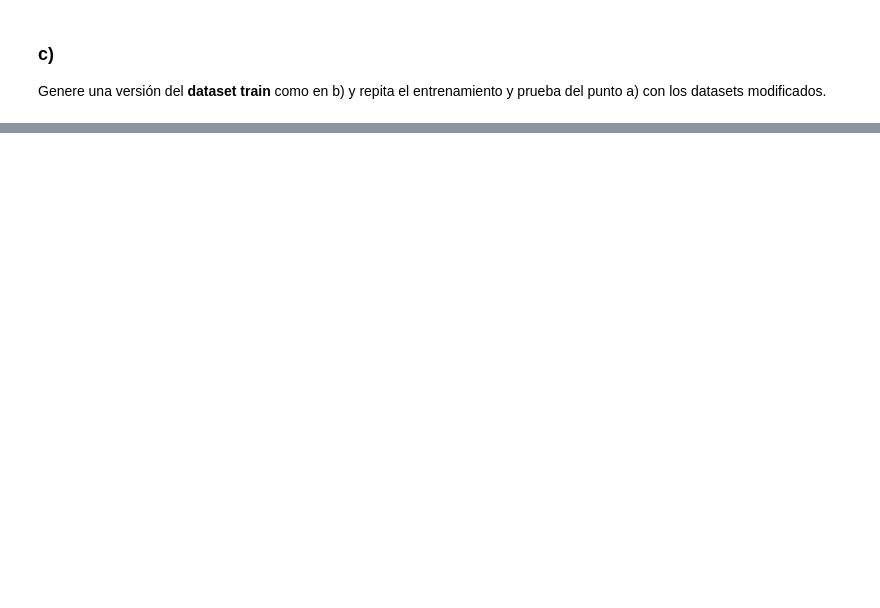
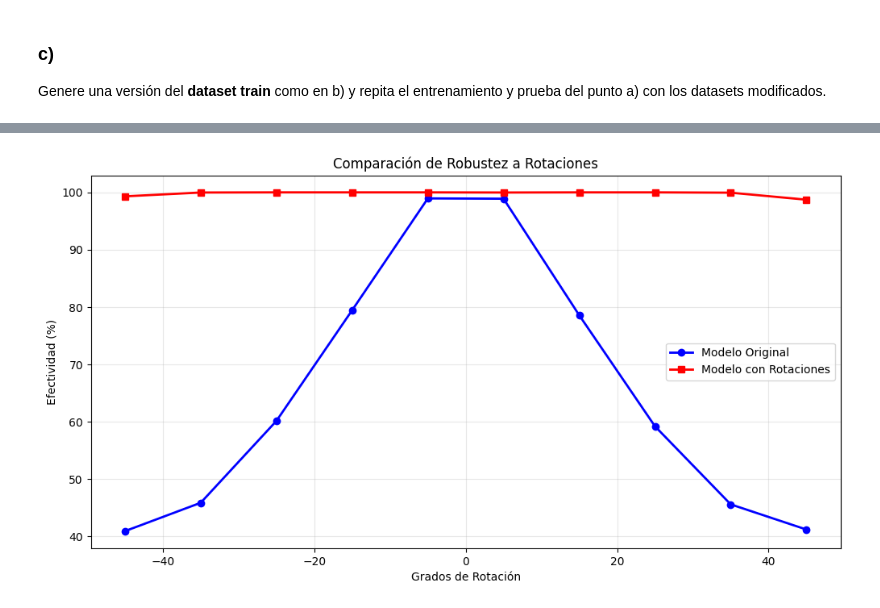
Before and after one commit to gonblas/deep-learning-unlp, a Jupyter notebook: Practicas/p5/03_Fingers.ipynb, the cells around one changed output, grey strips where cells are left out. Saved outputs shown, nothing was run; the diff lists cells and outputs as text; code cells hidden in the pictures; blank space fills up the shorter version.

```diff
--- a/Practicas/p5/03_Fingers.ipynb
+++ b/Practicas/p5/03_Fingers.ipynb
@@ -83,3 +248,98 @@ Genere una versión del **dataset** para **test** agregando transformaciones al
 ### c)
 
 Genere una versión del **dataset train** como en b) y repita el entrenamiento y prueba del punto a) con los datasets modificados.
+# %%
+from scipy.ndimage import rotate
+import numpy as np
+from tensorflow.keras.models import Sequential
+from tensorflow.keras.layers import Conv2D, MaxPooling2D, Flatten, Dense, Input, LeakyReLU
+from tensorflow.keras import optimizers, callbacks
+from plotly.subplots import make_subplots
+import plotly.graph_objects as go
+from sklearn.model_selection import train_test_split
+
+def generar_datos_rotados(x_data, y_data, min_grados=-45, max_grados=45, num_rotaciones=5):
+    """
+    Genera nuevas imágenes rotadas aleatoriamente
+
+    Args:
+        x_data: imágenes originales
+        y_data: etiquetas originales
+        min_grados: mínimo grado de rotación
+        max_grados: máximo grado de rotación
+        num_rotaciones: cantidad de rotaciones por imagen
+
+    Returns:
+        x_augmented, y_augmented: datos aumentados con rotaciones
+    """
+    x_rotated = []
+    y_rotated = []
+
+    print(f"Generando {num_rotaciones} rotaciones por imagen...")
+
+    for i, (img, label) in enumerate(zip(x_data, y_data)):
+        # Agregar imagen original
+        x_rotated.append(img)
+        y_rotated.append(label)
+
+        # Generar rotaciones aleatorias
+        for _ in range(num_rotaciones):
+            angulo = np.random.uniform(min_grados, max_grados)
+            img_rotada = rotate(img, angulo, reshape=False, mode='reflect')
+            x_rotated.append(img_rotada)
+            y_rotated.append(label)
+
+        if i % 100 == 0:
+            print(f"\rProcesando imagen {i+1}/{len(x_data)}", end="")
+
+    print(f"\nDatos aumentados: {len(x_rotated)} imágenes (original: {len(x_data)})")
+
+    return np.array(x_rotated), np.array(y_rotated)
+
+# 2. Generar datos rotados
+print("\n=== GENERANDO DATOS ROTADOS ===")
+x_train_rotado, y_train_rotado = generar_datos_rotados(
+    x_train, y_train,
+    min_grados=-45, max_grados=45,
+    num_rotaciones=5
+)
+
+# 3. Entrenar con datos rotados
+print("\n=== ENTRENAMIENTO CON DATOS ROTADOS ===")
+model_rotado, history_rotado = entrenar_modelo_cnn(
+    x_train_rotado, y_train_rotado, x_test, y_test,
+    titulo="Datos con Rotaciones"
+)
+
+# 4. Comparar rendimiento con rotaciones en test
+print("\n=== COMPARACIÓN CON ROTACIONES EN TEST ===")
+efectividades_orig = []
+efectividades_rot = []
+grados_test = []
+
+for i in range(10):
+    grados = -45 + i * 10
+    x_test_rot = np.array([rotate(img, grados, reshape=False, mode='reflect') for img in x_test])
+
+    # Evaluar ambos modelos
+    pred_orig = model_original.evaluate(x_test_rot, y_test, verbose=0)
+    pred_rot = model_rotado.evaluate(x_test_rot, y_test, verbose=0)
+
+    efectividades_orig.append(pred_orig[1] * 100)
+    efectividades_rot.append(pred_rot[1] * 100)
+    grados_test.append(grados)
+
+    print(f"Rotación {grados:3d}° - Original: {pred_orig[1]*100:.2f}%, Rotado: {pred_rot[1]*100:.2f}%")
+
+# Gráfico comparativo
+import matplotlib.pyplot as plt
+plt.figure(figsize=(12, 6))
+plt.plot(grados_test, efectividades_orig, 'b-o', label='Modelo Original', linewidth=2)
+plt.plot(grados_test, efectividades_rot, 'r-s', label='Modelo con Rotaciones', linewidth=2)
+plt.title('Comparación de Robustez a Rotaciones')
+plt.xlabel('Grados de Rotación')
+plt.ylabel('Efectividad (%)')
+plt.legend()
+plt.grid(True, alpha=0.3)
+plt.show()
+# %% [output]
@@ -85,0 +371 @@ Genere una versión del **dataset train** como en b) y repita el entrenamiento y
+[figure, added]
```
Also changed, not shown: parts of 7 cells of this notebook.
